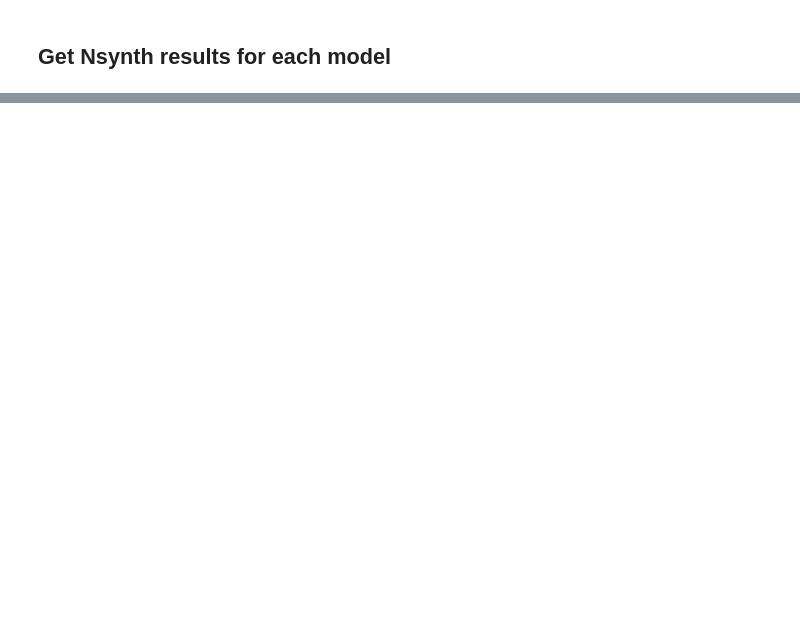
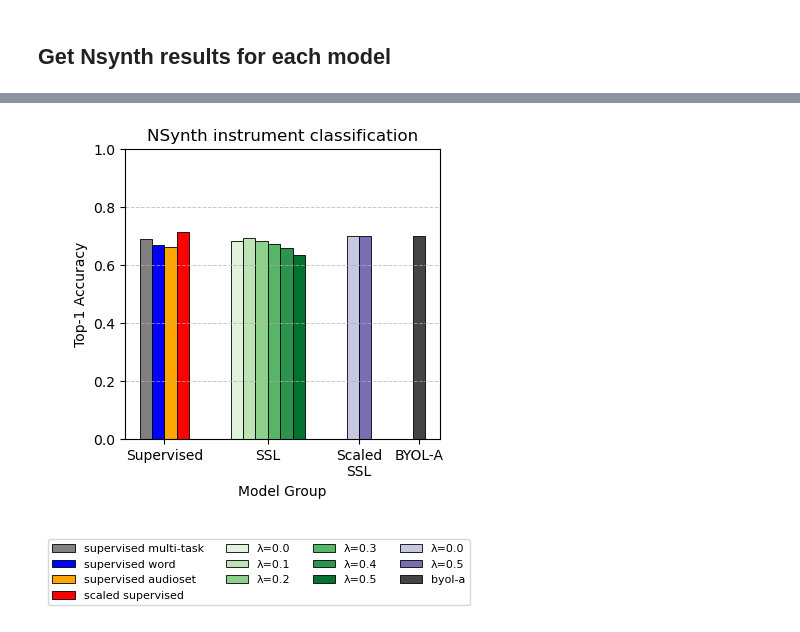
Before and after one commit to Feather-Lab/audio-ssl, a Jupyter notebook: notebooks/plot_nsynth_eval_result.ipynb, the cells around one changed output, grey strips where cells are left out. Cells and saved outputs as stored; diff of their text form; code cells hidden in the pictures; blank space fills up the shorter version.

```diff
--- a/notebooks/plot_nsynth_eval_result.ipynb
+++ b/notebooks/plot_nsynth_eval_result.ipynb
@@ -168,7 +44,7 @@ all_model_results += list(path_to_nsynth_results.rglob("resnet18_barlow*nsynth*.
 all_model_results += list(path_to_nsynth_results.rglob("resnet50_barlow*nsynth*.pkl"))
 all_model_results += list(path_to_nsynth_results.rglob("kell2018*nsynth*.pkl"))
 all_model_results += list(path_to_nsynth_results.rglob("word_kell2018*nsynth*.pkl"))
-all_model_results += list(path_to_nsynth_results.rglob("config_linear*nsynth*.pkl"))
+all_model_results += list(path_to_nsynth_results.rglob("config_*nsynth*.pkl"))
 all_model_results += list(path_to_nsynth_results.rglob("byola*nsynth*.pkl"))
 # all_model_results
 
@@ -216,15 +92,15 @@ for i, results_path in enumerate(all_model_results):
     results = pd.read_pickle(results_path)
     overall_acc = results['top1_mean']
 
-    model_name, arch_class, test_layer, eq_lmbda = format_model_str(results_path)
+    model_name, arch_class, test_layer, eq_lmbda = format_model_str_nsynth(results_path)
 
     data = dict(model_name=model_name, arch_class=arch_class, test_layer=test_layer, eq_lmbda=eq_lmbda, overall_acc=overall_acc)
-
 
     df_list.append(data)
 
 nsynth_df = pd.DataFrame.from_records(df_list)
 nsynth_df['test_layer'] = nsynth_df['test_layer'].astype('str')
+nsynth_df['model_name'] = nsynth_df['model_name'].apply(normalize_model_name)
 
 nsynth_df = nsynth_df.loc[nsynth_df['test_layer'].map({k: i for i, k in enumerate(test_layers)}) \
                 .sort_values().index]
@@ -348,0 +142,86 @@ sns.despine()
+# %%
+import matplotlib.pyplot as plt
+from matplotlib.patches import Patch
+import re
+
+# Get standardized hue order and colors
+hue_order = get_standard_hue_order()
+marker_palette = marker_palette_for_hue(hue_order)
+base_colors = get_standard_base_colors()
+hue_dict = build_model_palette(hue_order, base_colors)
+
+# Debug: Check normalized hue_order
+print("Normalized hue_order:")
+print(hue_order)
+
+# Focus on relu4 layer only (as before) - filter after hue_order is normalized
+# First get all relu4 data
+nsynth_to_plot = nsynth_df[
+    ~nsynth_df.overall_acc.isna() &
+    ((nsynth_df.test_layer.str.contains('relu4')) | ((nsynth_df.model_name == 'byol-a') & (nsynth_df.test_layer.str.contains('final'))))
+]
+
+# Now filter to only models in hue_order (after normalization)
+nsynth_to_plot = nsynth_to_plot[nsynth_to_plot.model_name.isin(hue_order)]
+
+# Debug: Check what models are in the filtered data
+print(f"\nModels in nsynth_to_plot: {nsynth_to_plot.model_name.unique()}")
+print(f"Number of rows: {len(nsynth_to_plot)}")
+if len(nsynth_to_plot) == 0:
+    print("WARNING: No data to plot! Check model name matching.")
+
+# Get model groups (for legend handling)
+supervised_names, ssl_names, scaled_ssl_names, byol_names = get_model_groups(hue_order)
+
+
+# Create the plot
+fig, ax = plt.subplots(1, 1, figsize=(4, 4))
+
+handles, labels = plot_grouped_bars(
+    ax,
+    nsynth_to_plot,
+    value_col='overall_acc',
+    title='NSynth instrument classification',
+    ylabel='Top-1 Accuracy',
+    hue_order=hue_order,
+    hue_dict=hue_dict,
+)
+ax.set_ylim(0, 1.0)
+
+# Build legend
+legend_handles = []
+legend_labels = []
+for handle, label in zip(handles, labels):
+    # if label not in legend_labels:
+    legend_handles.append(handle)
+    legend_labels.append(label)
+
+# Ensure scaled SSL palette entries appear in legend, even if missing from data
+for model in scaled_ssl_names:
+    label = model_label(model)
+    if label not in legend_labels:
+        color = hue_dict.get(model, '#444444')
+        legend_handles.append(Patch(facecolor=color, edgecolor='black'))
+        legend_labels.append(label)
+
+if legend_handles:
+    fig.legend(
+        legend_handles,
+        legend_labels,
+        frameon=True,
+        fontsize=8,
+        loc='upper center',
+        bbox_to_anchor=(0.5, -0.05),
+        ncol=4,
+    )
+
+ax.yaxis.grid(True,
+             which='major',
+             linestyle='--',
+             linewidth=0.7,
+             alpha=0.7)
+
+
+plt.tight_layout()
+plt.show()
+# %% [output]
@@ -348,0 +237 @@ sns.despine()
+[figure, added]
```
Also changed, not shown: parts of 6 cells of this notebook, 16 other files.
